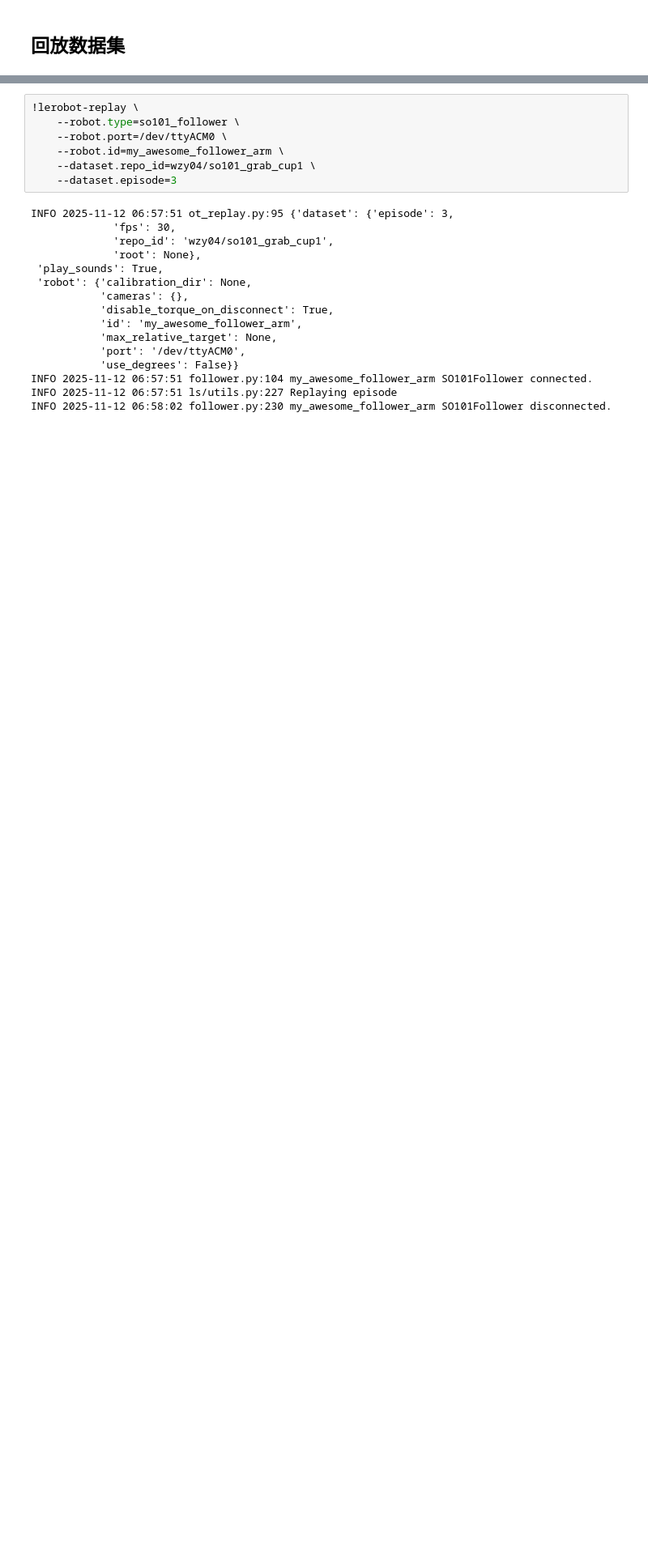
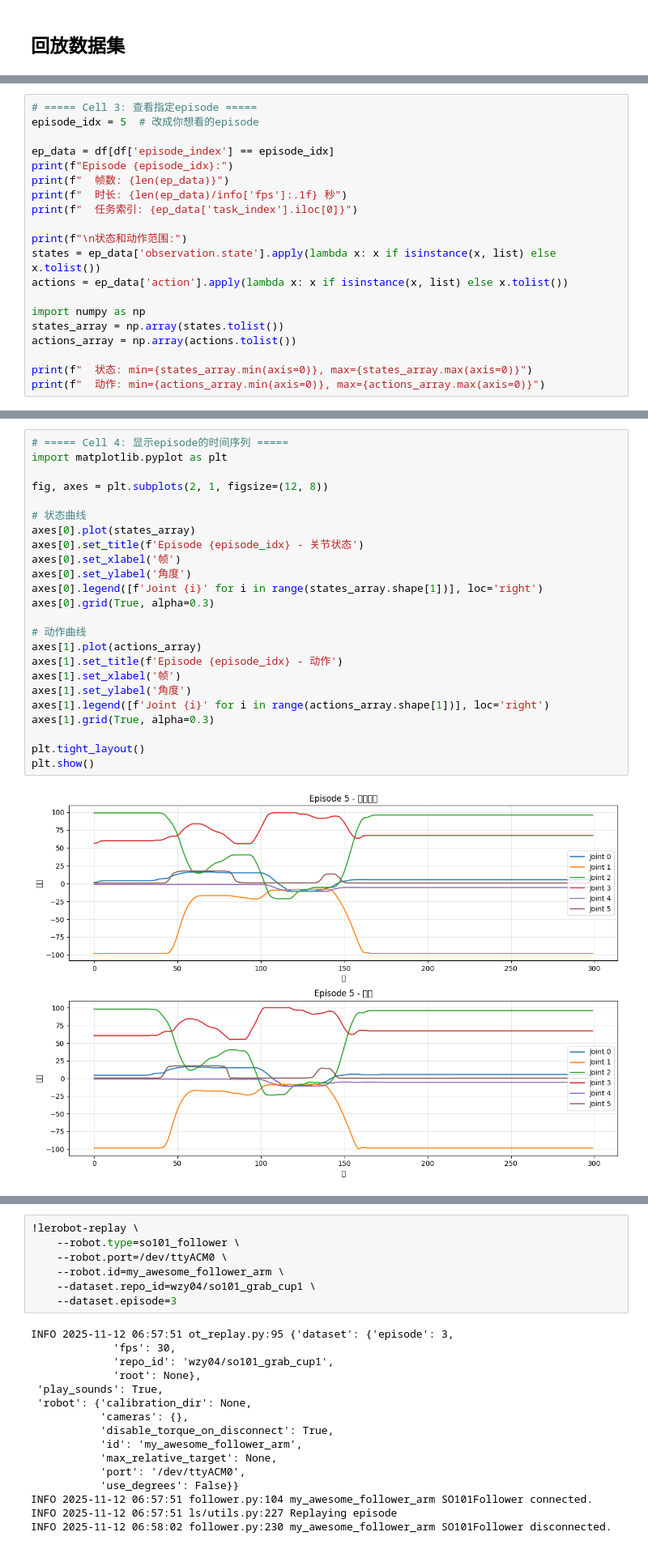
Before and after one commit to q442333521/lerobot, a Jupyter notebook: so101_smolvla_tutorials/real_robot/01_calibration_and_teleoperation.ipynb, the cells around one changed output, grey strips where cells are left out. Shown at 81% size. Cells and saved outputs as stored; diff of their text form; blank space fills up the shorter version.

```diff
--- a/so101_smolvla_tutorials/real_robot/01_calibration_and_teleoperation.ipynb
+++ b/so101_smolvla_tutorials/real_robot/01_calibration_and_teleoperation.ipynb
@@ -146,0 +216,20 @@ lerobot-record \
+# %%
+# ===== Cell 3: 查看指定episode =====
+episode_idx = 5  # 改成你想看的episode
+
+ep_data = df[df['episode_index'] == episode_idx]
+print(f"Episode {episode_idx}:")
+print(f"  帧数: {len(ep_data)}")
+print(f"  时长: {len(ep_data)/info['fps']:.1f} 秒")
+print(f"  任务索引: {ep_data['task_index'].iloc[0]}")
+
+print(f"\n状态和动作范围:")
+states = ep_data['observation.state'].apply(lambda x: x if isinstance(x, list) else x.tolist())
+actions = ep_data['action'].apply(lambda x: x if isinstance(x, list) else x.tolist())
+
+import numpy as np
+states_array = np.array(states.tolist())
+actions_array = np.array(actions.tolist())
+
+print(f"  状态: min={states_array.min(axis=0)}, max={states_array.max(axis=0)}")
+print(f"  动作: min={actions_array.min(axis=0)}, max={actions_array.max(axis=0)}")
@@ -146,0 +248,26 @@ lerobot-record \
+# %%
+# ===== Cell 4: 显示episode的时间序列 =====
+import matplotlib.pyplot as plt
+
+fig, axes = plt.subplots(2, 1, figsize=(12, 8))
+
+# 状态曲线
+axes[0].plot(states_array)
+axes[0].set_title(f'Episode {episode_idx} - 关节状态')
+axes[0].set_xlabel('帧')
+axes[0].set_ylabel('角度')
+axes[0].legend([f'Joint {i}' for i in range(states_array.shape[1])], loc='right')
+axes[0].grid(True, alpha=0.3)
+
+# 动作曲线
+axes[1].plot(actions_array)
+axes[1].set_title(f'Episode {episode_idx} - 动作')
+axes[1].set_xlabel('帧')
+axes[1].set_ylabel('角度')
+axes[1].legend([f'Joint {i}' for i in range(actions_array.shape[1])], loc='right')
+axes[1].grid(True, alpha=0.3)
+
+plt.tight_layout()
+plt.show()
+# %% [output]
+[figure, added]
```
Also changed, not shown: parts of 19 cells of this notebook, 4 other files.
